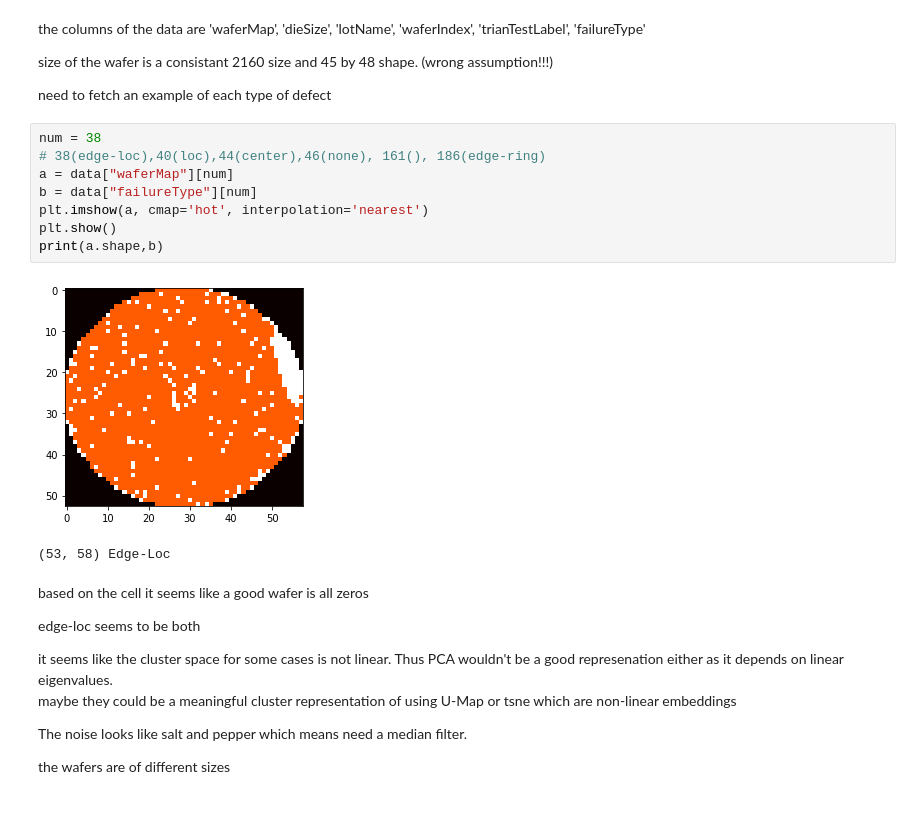
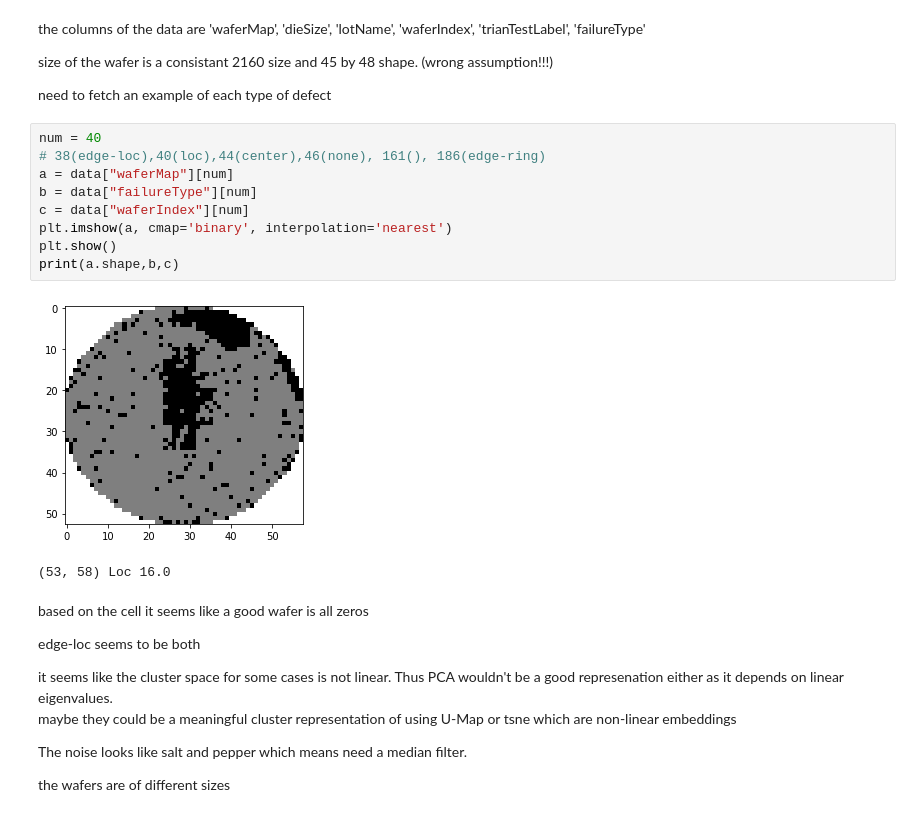
Before and after one commit to dmta9796/waferdatasetexperiments, a Jupyter notebook: wafer experiments.ipynb, the cells around one changed output. Cells and saved outputs as stored; diff of their text form.

```diff
--- a/wafer experiments.ipynb
+++ b/wafer experiments.ipynb
@@ -111,16 +114,17 @@ size of the wafer is a consistant 2160 size and 45 by 48 shape. (wrong assumptio
 
 need to fetch an example of each type of defect
 # %%
-num = 38
+num = 40
 # 38(edge-loc),40(loc),44(center),46(none), 161(), 186(edge-ring)
 a = data["waferMap"][num]
 b = data["failureType"][num]
-plt.imshow(a, cmap='hot', interpolation='nearest')
+c = data["waferIndex"][num]
+plt.imshow(a, cmap='binary', interpolation='nearest')
 plt.show()
-print(a.shape,b)
+print(a.shape,b,c)
 # %% [output]
-[figure, old version]
+[figure, new version]
-(53, 58) Edge-Loc
+(53, 58) Loc 16.0
 # %% [markdown]
 based on the cell it seems like a good wafer is all zeros
 
```
Also changed, not shown: parts of 9 cells of this notebook.
